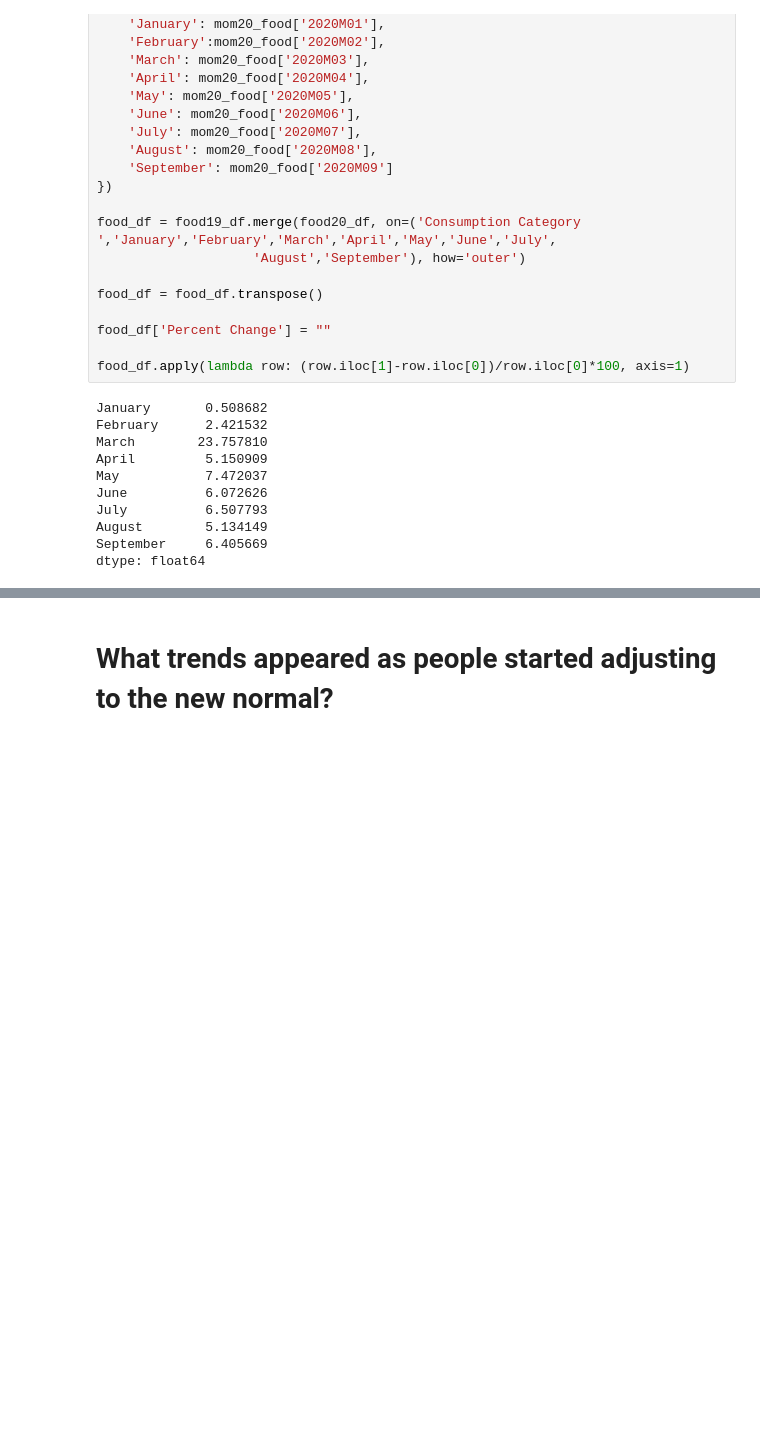
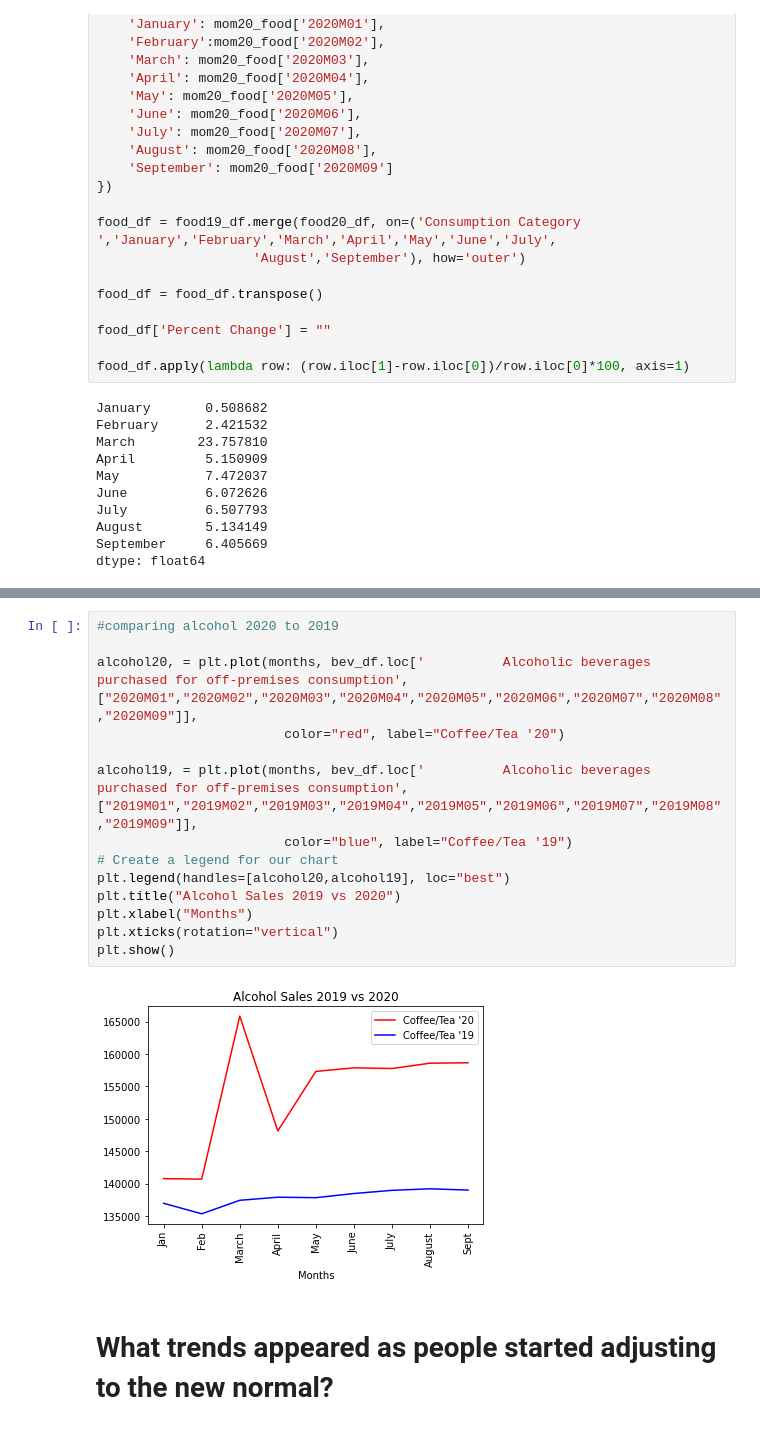
Before and after one commit to staceywai/bootcamp-project, a Jupyter notebook: Final_Data-Analysis.ipynb, the cells around one changed output, grey strips where cells are left out. Cells and saved outputs as stored; diff of their text form; blank space fills up the shorter version.

```diff
--- a/Final_Data-Analysis.ipynb
+++ b/Final_Data-Analysis.ipynb
@@ -360,3 +416,19 @@ dtype: float64
+# %%
+#comparing alcohol 2020 to 2019
+
+alcohol20, = plt.plot(months, bev_df.loc['          Alcoholic beverages purchased for off-premises consumption',["2020M01","2020M02","2020M03","2020M04","2020M05","2020M06","2020M07","2020M08","2020M09"]],
+                        color="red", label="Coffee/Tea '20")
+
+alcohol19, = plt.plot(months, bev_df.loc['          Alcoholic beverages purchased for off-premises consumption',["2019M01","2019M02","2019M03","2019M04","2019M05","2019M06","2019M07","2019M08","2019M09"]],
+                        color="blue", label="Coffee/Tea '19")
+# Create a legend for our chart
+plt.legend(handles=[alcohol20,alcohol19], loc="best")
+plt.title("Alcohol Sales 2019 vs 2020")
+plt.xlabel("Months")
+plt.xticks(rotation="vertical")
+plt.show()
+# %% [output]
+[figure, added]
 # %% [markdown]
 # What trends appeared as people started adjusting to the new normal?
 # %% [markdown]
```
Also changed, not shown: parts of 5 cells of this notebook, 1 other file.
